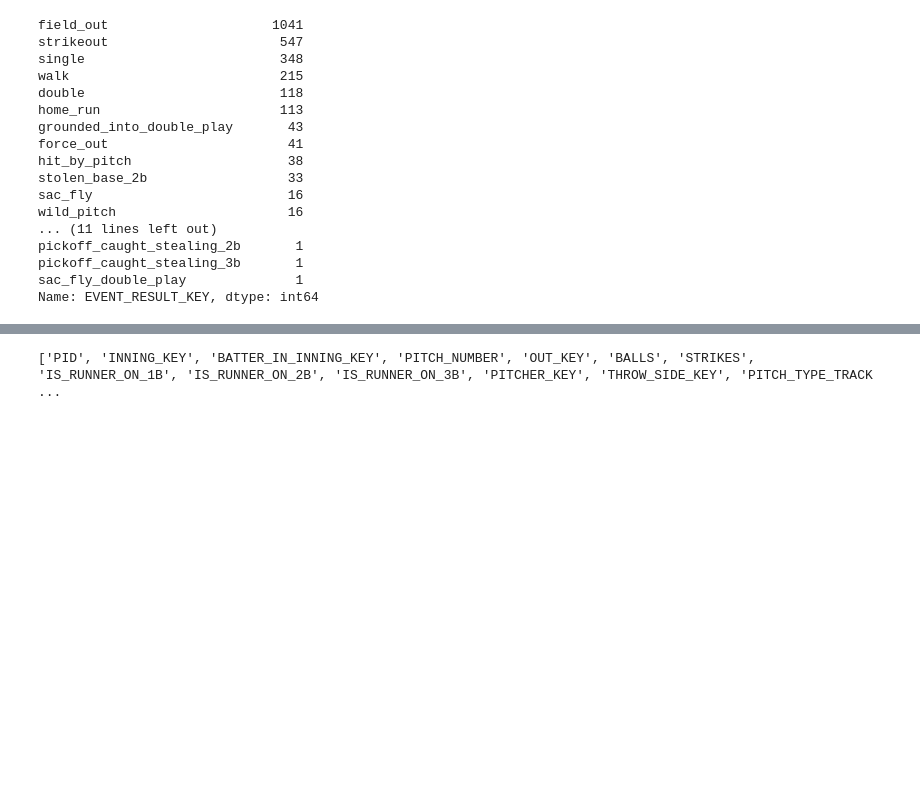
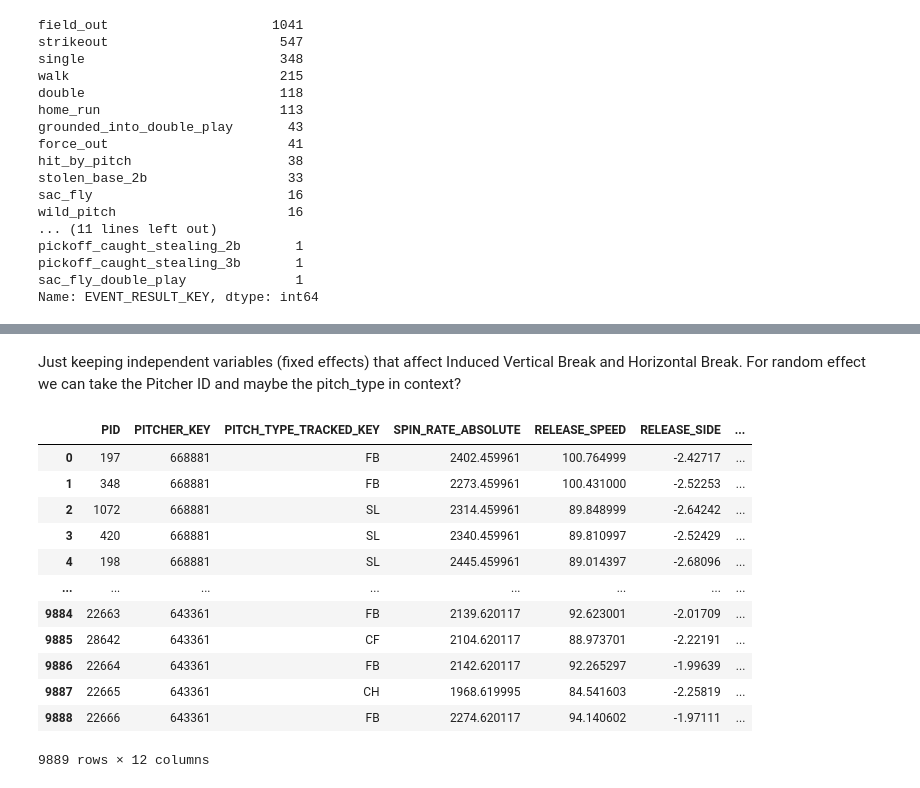
Before and after one commit to sidthakur08/dewpoint-vs-pitch, a Jupyter notebook: exploration.ipynb, the cells around one changed output, grey strips where cells are left out. Cells and saved outputs as stored; diff of their text form; code cells hidden in the pictures; blank space fills up the shorter version.

```diff
--- a/exploration.ipynb
+++ b/exploration.ipynb
@@ -63,0 +104,4 @@ Name: EVENT_RESULT_KEY, dtype: int64
+# %%
+data['HORIZONTAL_BREAK'] = data.apply(lambda x: -x['HORIZONTAL_BREAK'] if x['THROW_SIDE_KEY'] == 'L' else x['HORIZONTAL_BREAK'], axis=1)
+data['RELEASE_SIDE'] = data.apply(lambda x: -x['RELEASE_SIDE'] if x['THROW_SIDE_KEY'] == 'L' else x['RELEASE_SIDE'], axis=1)
+data['HORIZONTAL_APPROACH_ANGLE'] = data.apply(lambda x: -x['HORIZONTAL_APPROACH_ANGLE'] if x['THROW_SIDE_KEY'] == 'L' else x['HORIZONTAL_APPROACH_ANGLE'], axis=1)
@@ -64,12 +117,21 @@ Name: EVENT_RESULT_KEY, dtype: int64
+# %% [markdown]
+Just keeping independent variables (fixed effects) that affect Induced Vertical Break and Horizontal Break. For random effect we can take the Pitcher ID and maybe the pitch_type in context?
 # %%
-cols = ['PID', 'INNING_KEY', 'BATTER_IN_INNING_KEY', 'PITCH_NUMBER', 'OUT_KEY',
-       'BALLS', 'STRIKES', 'IS_RUNNER_ON_1B', 'IS_RUNNER_ON_2B',
-       'IS_RUNNER_ON_3B', 'PITCHER_KEY', 'THROW_SIDE_KEY',
-       'PITCH_TYPE_TRACKED_KEY', 'EVENT_RESULT_KEY', 'PITCH_RESULT_KEY',
-       'INDUCED_VERTICAL_BREAK', 'HORIZONTAL_BREAK', 'SPIN_RATE_ABSOLUTE',
+data = data.loc[:,['PID', 'PITCHER_KEY', 'PITCH_TYPE_TRACKED_KEY', 'SPIN_RATE_ABSOLUTE',
        'RELEASE_SPEED', 'RELEASE_SIDE', 'RELEASE_HEIGHT', 'RELEASE_EXTENSION',
-       'HORIZONTAL_APPROACH_ANGLE', 'VERTICAL_APPROACH_ANGLE', 'PLATE_X',
-       'PLATE_Z']
-print(cols)
+       'HORIZONTAL_APPROACH_ANGLE', 'VERTICAL_APPROACH_ANGLE','INDUCED_VERTICAL_BREAK', 'HORIZONTAL_BREAK']]
+data
 # %% [output]
+|  | PID | PITCHER_KEY | PITCH_TYPE_TRACKED_KEY | SPIN_RATE_ABSOLUTE | RELEASE_SPEED | RELEASE_SIDE | ... |
+| 0 | 197 | 668881 | FB | 2402.459961 | 100.764999 | -2.42717 | ... |
+| 1 | 348 | 668881 | FB | 2273.459961 | 100.431000 | -2.52253 | ... |
+| 2 | 1072 | 668881 | SL | 2314.459961 | 89.848999 | -2.64242 | ... |
+| 3 | 420 | 668881 | SL | 2340.459961 | 89.810997 | -2.52429 | ... |
+| 4 | 198 | 668881 | SL | 2445.459961 | 89.014397 | -2.68096 | ... |
+| ... | ... | ... | ... | ... | ... | ... | ... |
+| 9884 | 22663 | 643361 | FB | 2139.620117 | 92.623001 | -2.01709 | ... |
+| 9885 | 28642 | 643361 | CF | 2104.620117 | 88.973701 | -2.22191 | ... |
+| 9886 | 22664 | 643361 | FB | 2142.620117 | 92.265297 | -1.99639 | ... |
+| 9887 | 22665 | 643361 | CH | 1968.619995 | 84.541603 | -2.25819 | ... |
+| 9888 | 22666 | 643361 | FB | 2274.620117 | 94.140602 | -1.97111 | ... |
-['PID', 'INNING_KEY', 'BATTER_IN_INNING_KEY', 'PITCH_NUMBER', 'OUT_KEY', 'BALLS', 'STRIKES', 'IS_RUNNER_ON_1B', 'IS_RUNNER_ON_2B', 'IS_RUNNER_ON_3B', 'PITCHER_KEY', 'THROW_SIDE_KEY', 'PITCH_TYPE_TRACK ...
+9889 rows × 12 columns
```
Also changed, not shown: parts of 16 cells of this notebook.
